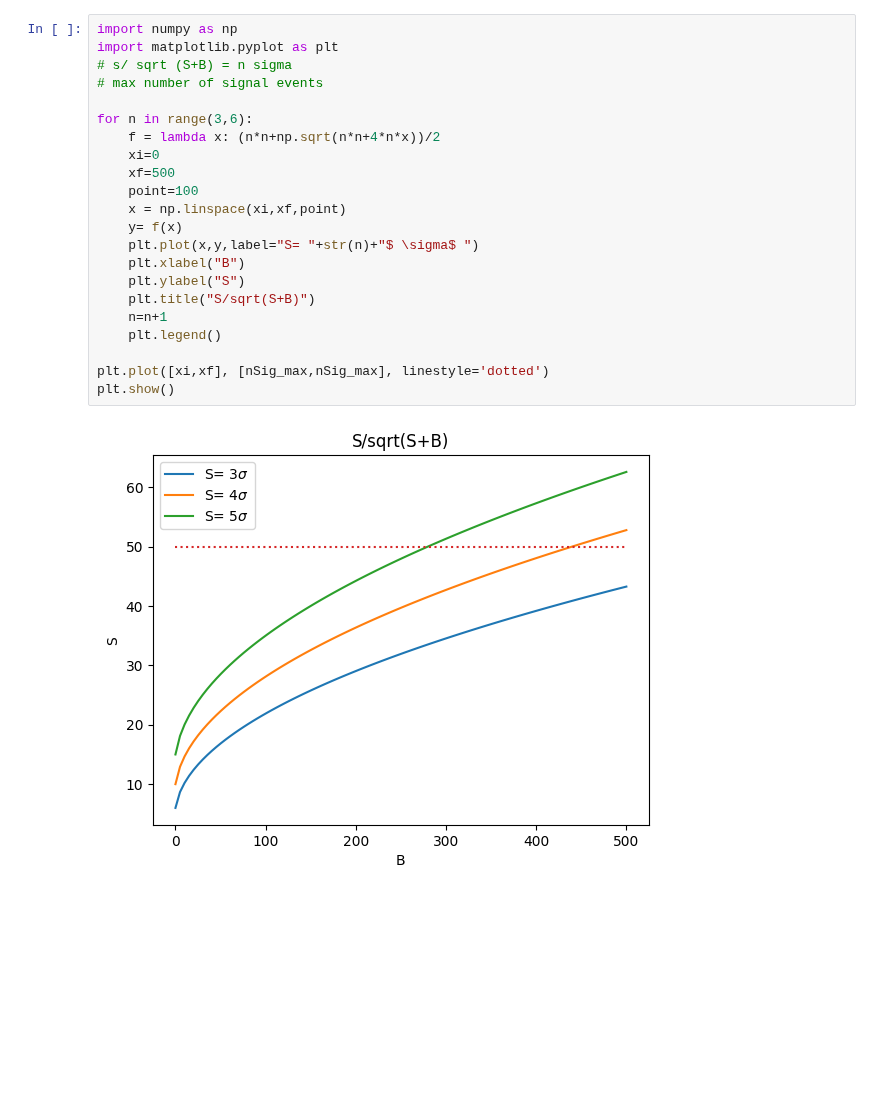
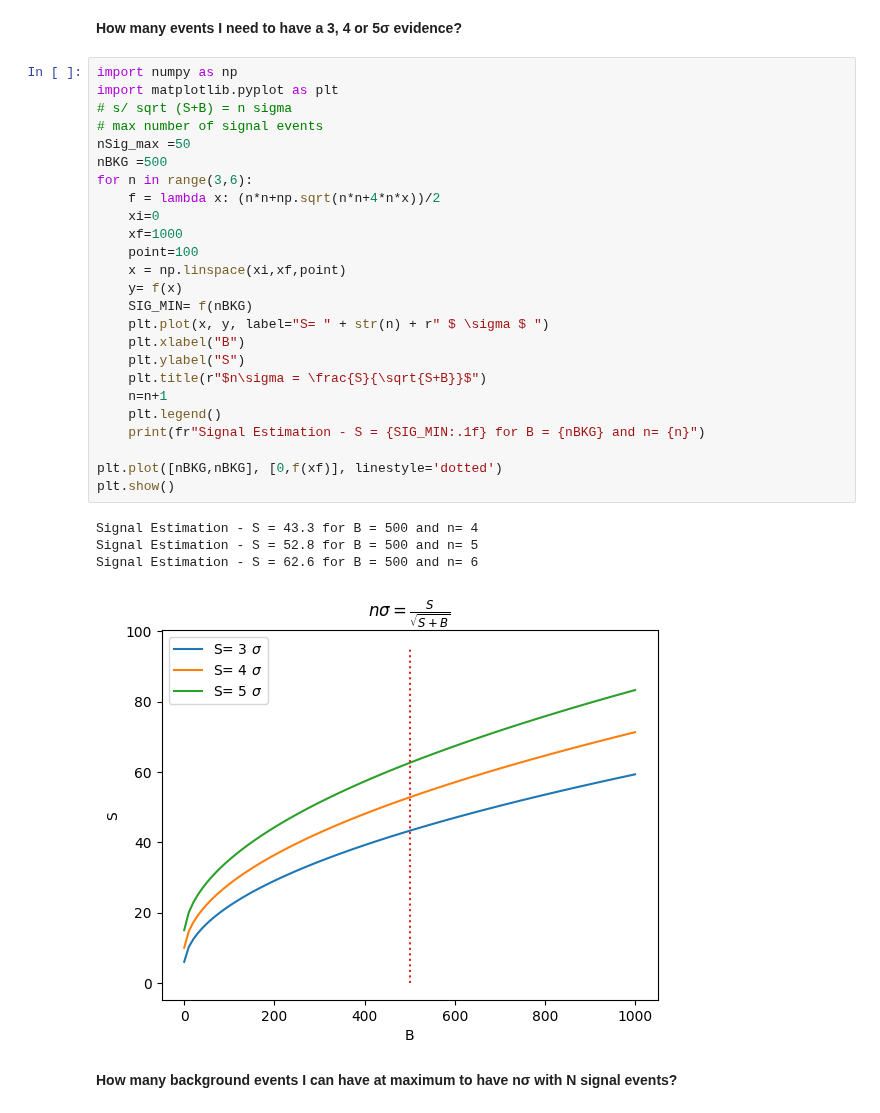
Before and after one commit to erossi2/AnalisiDati_aa2026-27, a Jupyter notebook: PDF&Distributions/Signal_significance.ipynb, the cells around one changed output. Saved outputs shown, nothing was run; the diff lists cells and outputs as text; blank space fills up the shorter version.

```diff
--- a/PDF&Distributions/Signal_significance.ipynb
+++ b/PDF&Distributions/Signal_significance.ipynb
@@ -1,25 +1,35 @@
+# %% [markdown]
+**How many events I need to have a 3, 4 or 5σ evidence?**
 # %%
 import numpy as np
 import matplotlib.pyplot as plt
 # s/ sqrt (S+B) = n sigma
 # max number of signal events
-
+nSig_max =50
+nBKG =500
 for n in range(3,6):
     f = lambda x: (n*n+np.sqrt(n*n+4*n*x))/2
     xi=0
-    xf=500
+    xf=1000
     point=100
     x = np.linspace(xi,xf,point)
     y= f(x)
-    plt.plot(x,y,label="S= "+str(n)+"$ \sigma$ ")
+    SIG_MIN= f(nBKG)
+    plt.plot(x, y, label="S= " + str(n) + r" $ \sigma $ ")
     plt.xlabel("B")
     plt.ylabel("S")
-    plt.title("S/sqrt(S+B)")
+    plt.title(r"$n\sigma = \frac{S}{\sqrt{S+B}}$")
     n=n+1
     plt.legend()
+    print(fr"Signal Estimation - S = {SIG_MIN:.1f} for B = {nBKG} and n= {n}")
 
-plt.plot([xi,xf], [nSig_max,nSig_max], linestyle='dotted')
+plt.plot([nBKG,nBKG], [0,f(xf)], linestyle='dotted')
 plt.show()
 # %% [output]
+Signal Estimation - S = 43.3 for B = 500 and n= 4
+Signal Estimation - S = 52.8 for B = 500 and n= 5
+Signal Estimation - S = 62.6 for B = 500 and n= 6
-[figure, old version]
+[figure, new version]
+# %% [markdown]
+**How many background events I can have at maximum to have nσ with N signal events?**
 # %%
```
Also changed, not shown: parts of 1 cell of this notebook, 1 other file.
